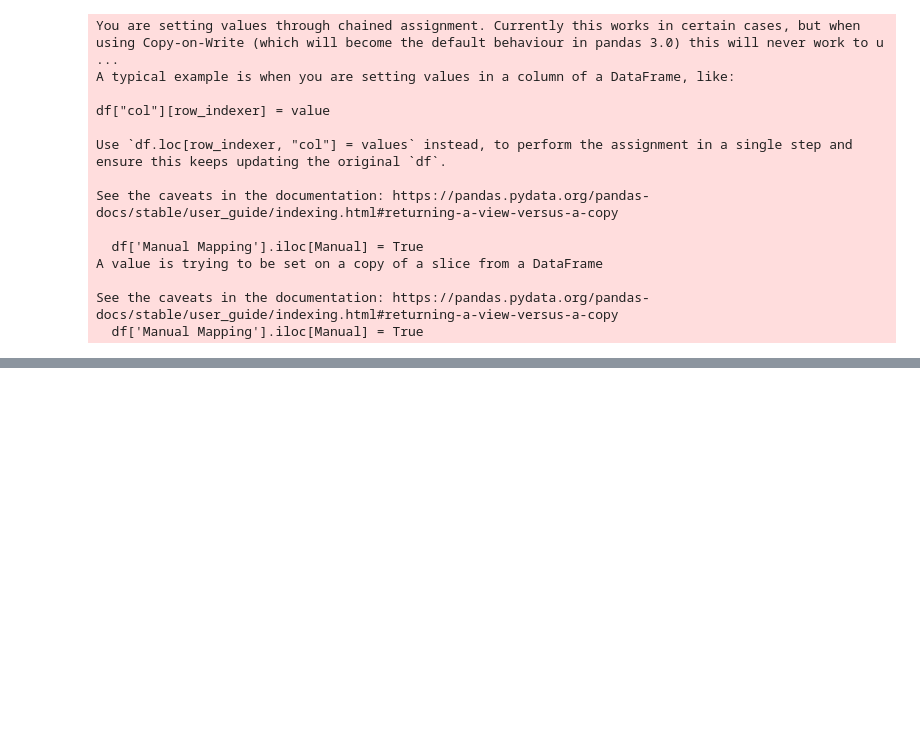
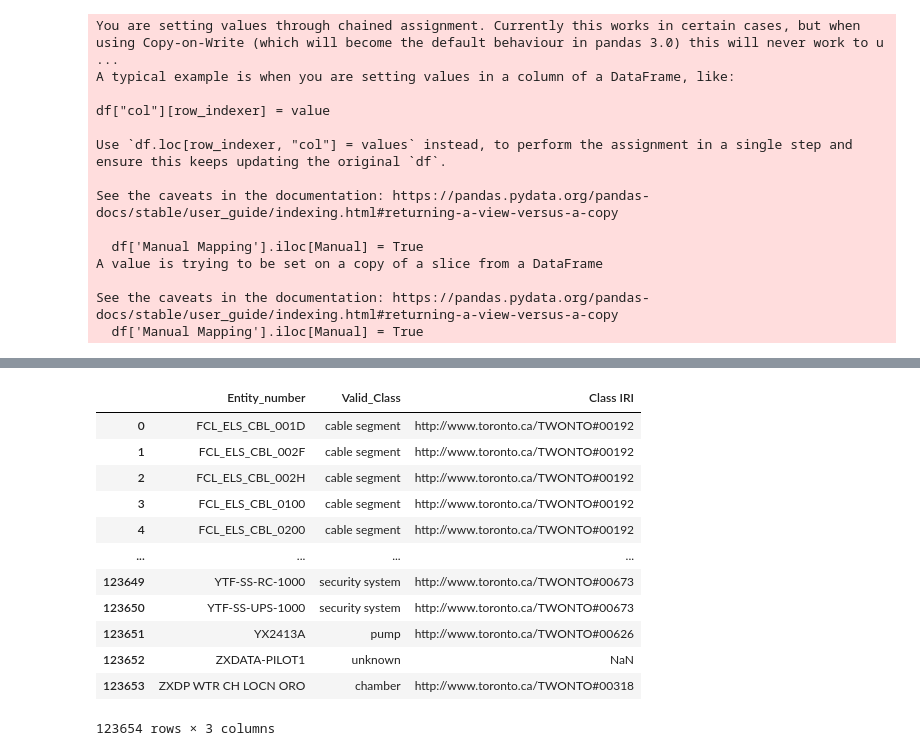
Before and after one commit to TW-ASMP/TWONTO, a Jupyter notebook: Avantis Mapping/Avantis Mapping Instructions.ipynb, the cells around one changed output, grey strips where cells are left out. Drawn from its saved outputs; the diff is of its cells as text; code cells hidden in the pictures; blank space fills up the shorter version.

```diff
--- a/Avantis Mapping/Avantis Mapping Instructions.ipynb
+++ b/Avantis Mapping/Avantis Mapping Instructions.ipynb
@@ -366,0 +355,3 @@ df_auto_sample
+# %%
+dict_class_iri = {v: k for k, v in zip(df_sparql['subject'], df_sparql['label']) if k is not None}
+dict_class_iri
@@ -366,0 +376,18 @@ df_auto_sample
+# %%
+df['Class IRI'] = df['Valid_Class'].map(dict_class_iri)
+df[['Entity_number', 'Valid_Class', 'Class IRI']].to_csv('Entity_to_new_classes.csv', index=False)
+df[['Entity_number', 'Valid_Class', 'Class IRI']]
+# %% [output]
+|  | Entity_number | Valid_Class | Class IRI |
+| 0 | FCL_ELS_CBL_001D | cable segment | http://www.toronto.ca/TWONTO#00192 |
+| 1 | FCL_ELS_CBL_002F | cable segment | http://www.toronto.ca/TWONTO#00192 |
+| 2 | FCL_ELS_CBL_002H | cable segment | http://www.toronto.ca/TWONTO#00192 |
+| 3 | FCL_ELS_CBL_0100 | cable segment | http://www.toronto.ca/TWONTO#00192 |
+| 4 | FCL_ELS_CBL_0200 | cable segment | http://www.toronto.ca/TWONTO#00192 |
+| ... | ... | ... | ... |
+| 123649 | YTF-SS-RC-1000 | security system | http://www.toronto.ca/TWONTO#00673 |
+| 123650 | YTF-SS-UPS-1000 | security system | http://www.toronto.ca/TWONTO#00673 |
+| 123651 | YX2413A | pump | http://www.toronto.ca/TWONTO#00626 |
+| 123652 | ZXDATA-PILOT1 | unknown | NaN |
+| 123653 | ZXDP WTR CH LOCN ORO | chamber | http://www.toronto.ca/TWONTO#00318 |
+123654 rows × 3 columns
```
Also changed, not shown: parts of 7 cells of this notebook, 1 other file.
